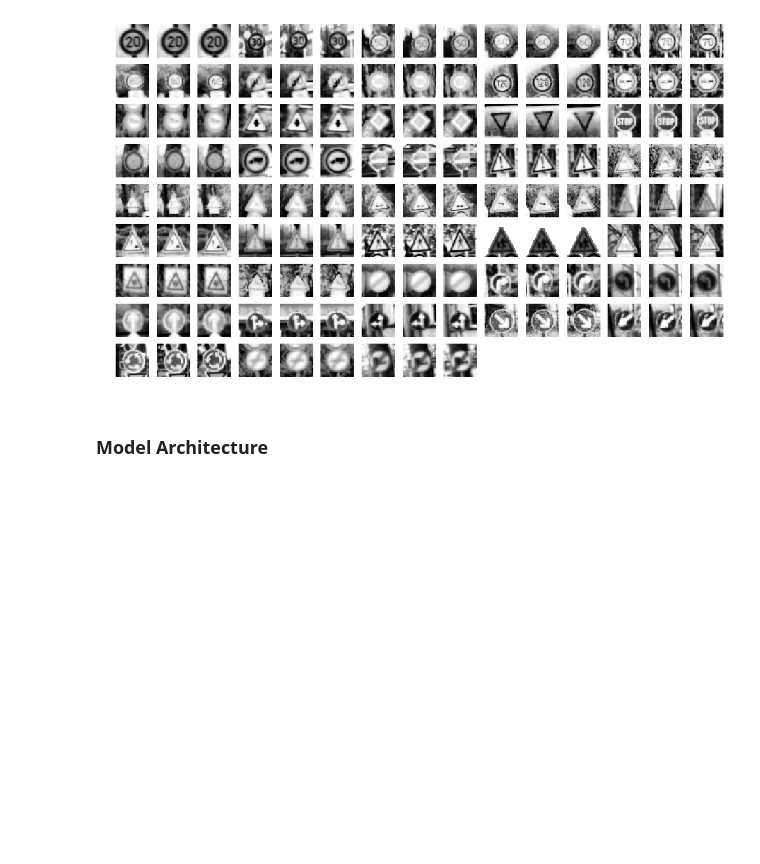
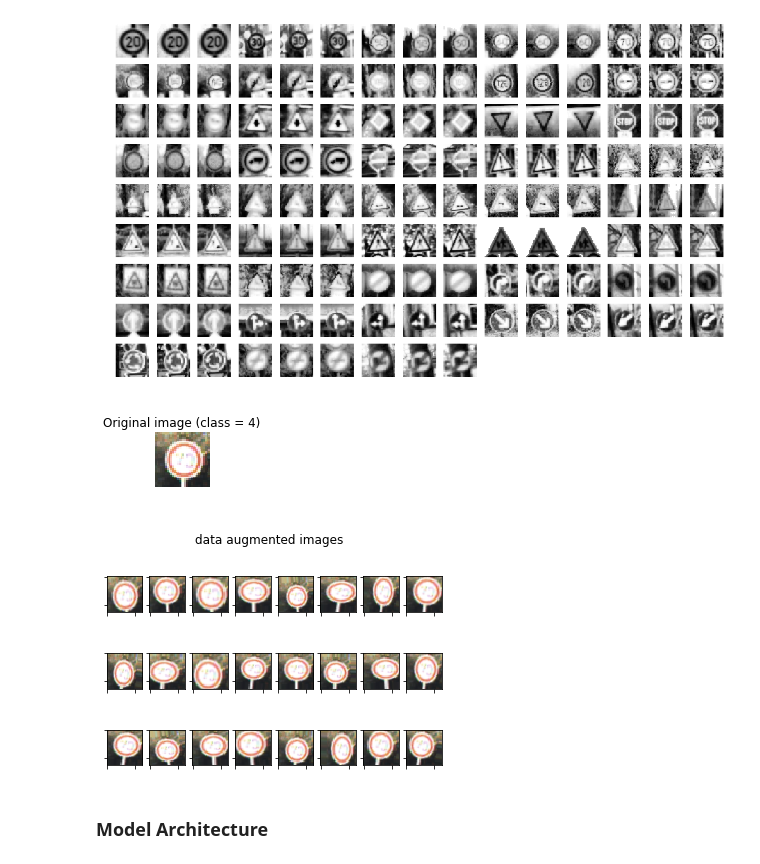
Before and after one commit to xjtuyanshi/CarND-Traffic-Sign-Classifier-Project, a Jupyter notebook: Traffic_Sign_Classifier.ipynb, the cells around one changed output. Saved outputs shown, nothing was run; the diff lists cells and outputs as text; code cells hidden in the pictures; blank space fills up the shorter version.

```diff
--- a/Traffic_Sign_Classifier.ipynb
+++ b/Traffic_Sign_Classifier.ipynb
@@ -217,6 +220,41 @@ for i in range(n_classes):
 plt.show()
 # %% [output]
 [figure]
+# %%
+# creat the generator to perform online data augmentation
+image_gen = ImageDataGenerator(featurewise_center=False,
+                             featurewise_std_normalization=False,
+                             width_shift_range=0.1,
+                             height_shift_range=0.1,
+                             zoom_range=0.2,
+                             shear_range=0.1,
+                             rotation_range=10.)
+
+# random pick one
+img_rgb = X_train[7980]
+
+# plot original image
+plt.figure(figsize=(1,1))
+plt.imshow(img_rgb)
+plt.title('Original image (class = {})'.format(y_train[7980]))
+plt.axis('off')
+plt.savefig('.\pipeline_images\images_agumented_1.png')
+plt.show()
+
+# plot augmented images
+rows, cols = 3,8
+fig, ax_array = plt.subplots(rows, cols)
+for ax in ax_array.ravel():
+    augmented_img, _ = image_gen.flow(np.expand_dims(img_rgb, 0), y_train[10:11]).next()
+    ax.imshow(np.uint8(np.squeeze(augmented_img)))
+plt.setp([a.get_xticklabels() for a in ax_array.ravel()], visible=False)
+plt.setp([a.get_yticklabels() for a in ax_array.ravel()], visible=False)
+plt.suptitle('data augmented images')
+plt.savefig('.\pipeline_images\images_agumented_2.png')
+plt.show()
+# %% [output]
+[figure, added]
+[figure, added]
 # %% [markdown]
 ### Model Architecture
 # %%
```
Also changed, not shown: parts of 11 cells of this notebook, 29 other files.
